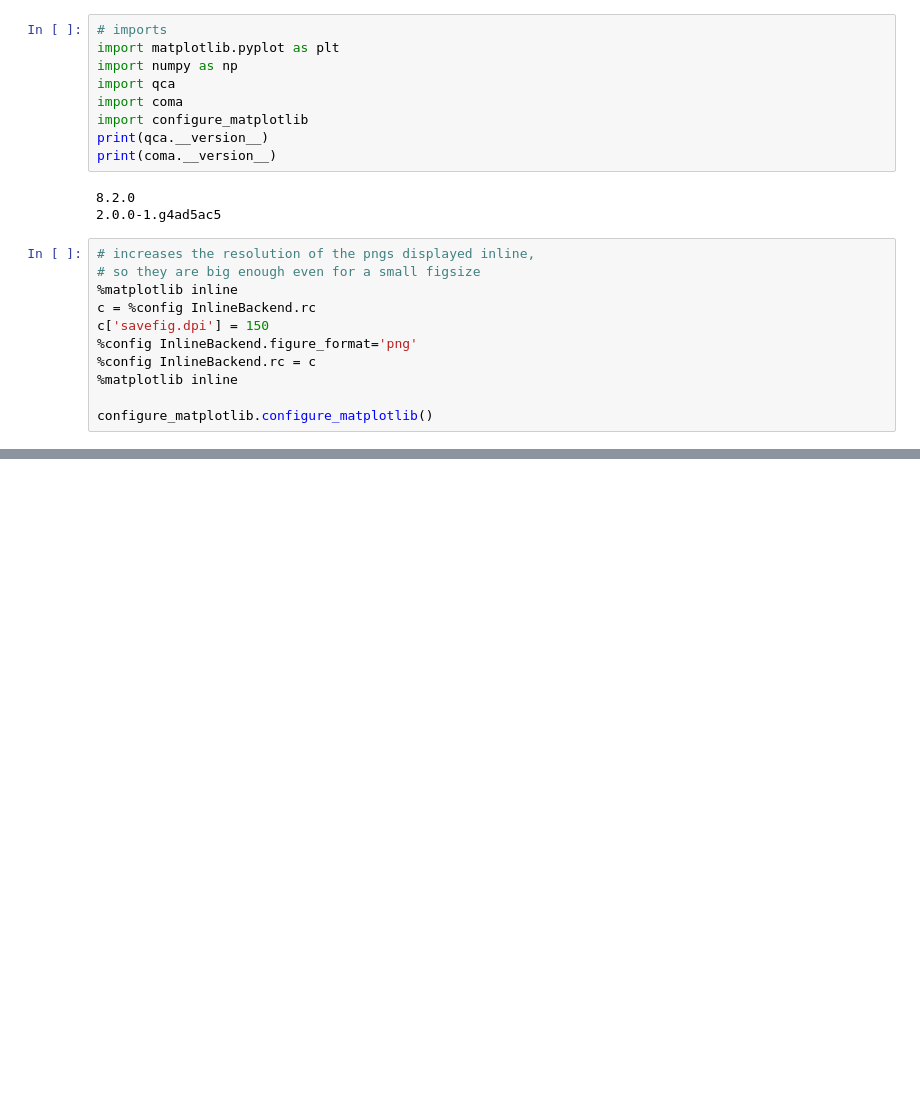
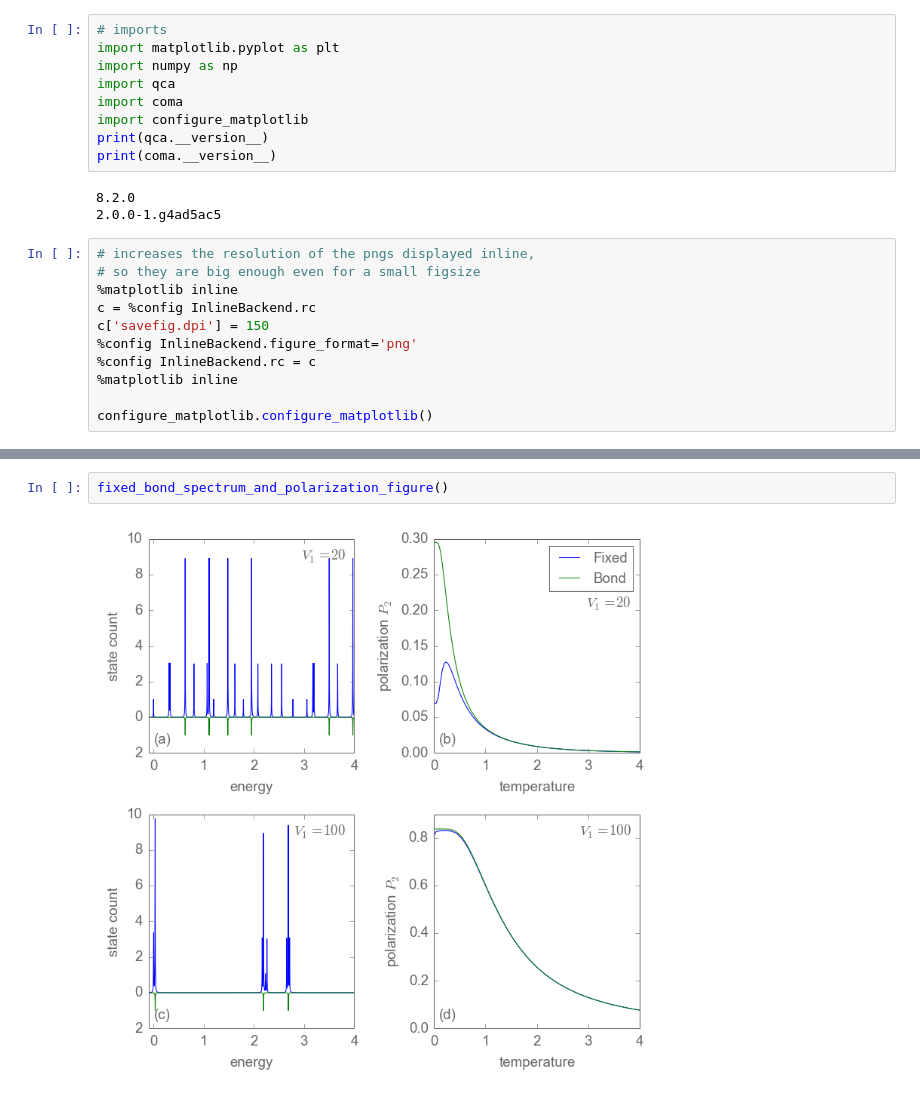
Before and after one commit to meznom/phd_thesis, a Jupyter notebook: notebooks/chapter02.ipynb, the cells around one changed output, grey strips where cells are left out. Drawn from its saved outputs; the diff is of its cells as text; blank space fills up the shorter version.

```diff
--- a/notebooks/chapter02.ipynb
+++ b/notebooks/chapter02.ipynb
@@ -158,0 +216,4 @@ rs.sort(key=lambda i: i.parameters.model, reverse=True)
+# %%
+fixed_bond_spectrum_and_polarization_figure()
+# %% [output]
+[figure, added]
```
Also changed, not shown: parts of 11 cells of this notebook, 7 other files.
